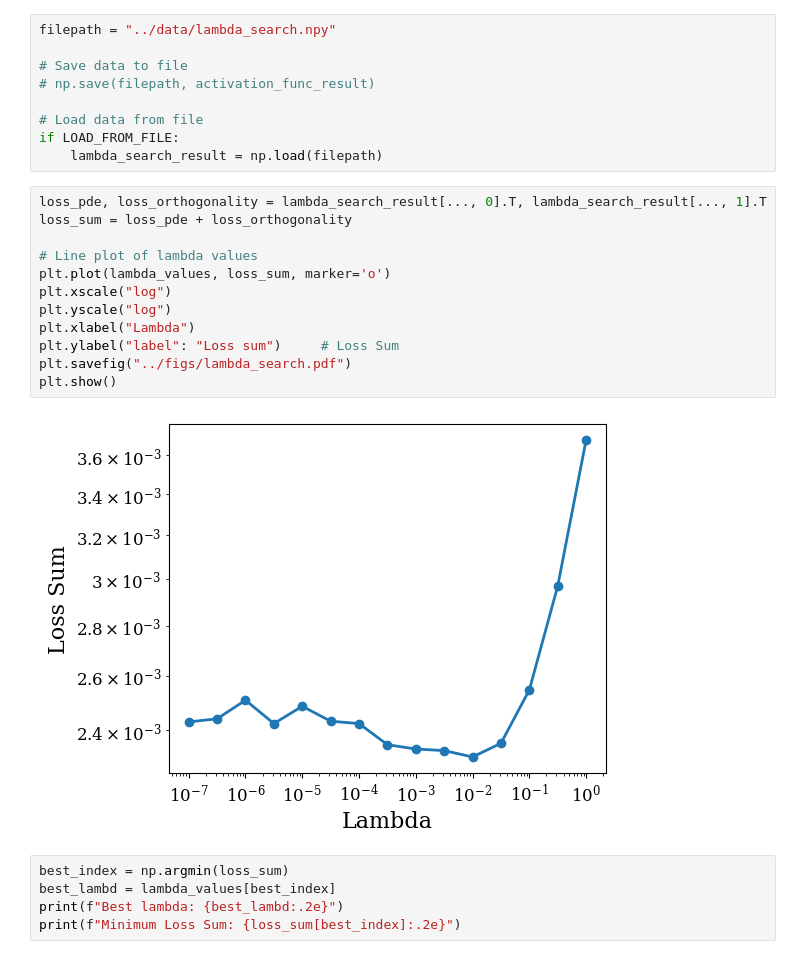
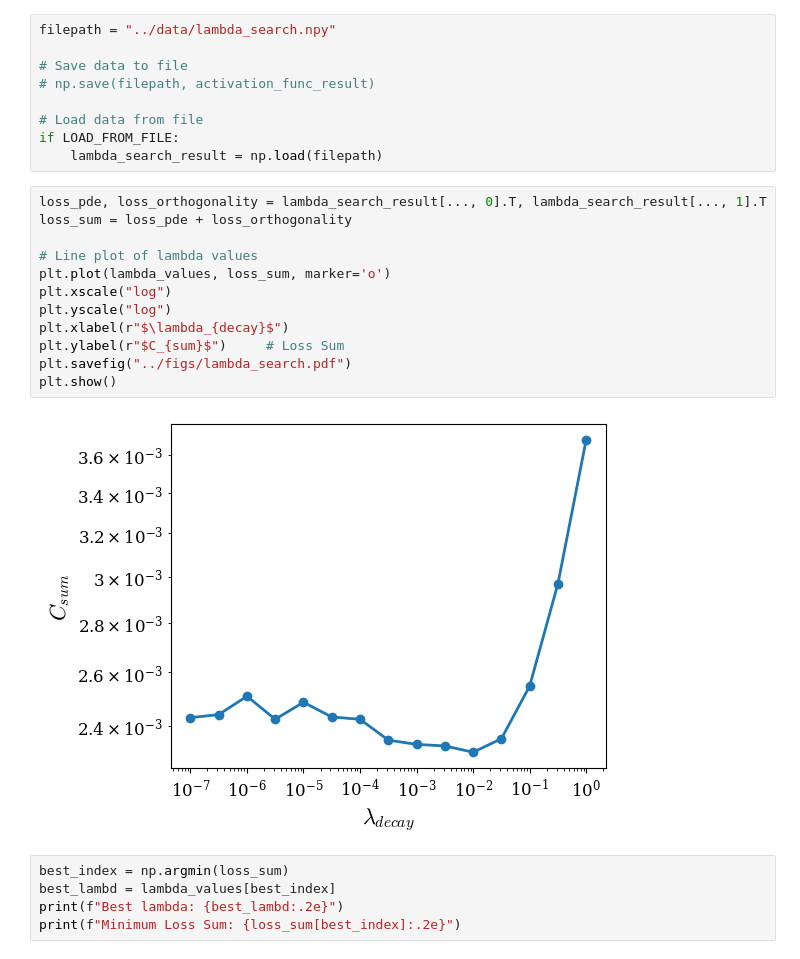
Before and after one commit to fredeco-gh/FYS-STK3155_Project3, a Jupyter notebook: src/param_search.ipynb, the cells around one changed output. Cells and saved outputs as stored; diff of their text form.

```diff
--- a/src/param_search.ipynb
+++ b/src/param_search.ipynb
@@ -569,17 +570,17 @@ if LOAD_FROM_FILE:
 # %%
 loss_pde, loss_orthogonality = lambda_search_result[..., 0].T, lambda_search_result[..., 1].T
 loss_sum = loss_pde + loss_orthogonality
 
 # Line plot of lambda values
 plt.plot(lambda_values, loss_sum, marker='o')
 plt.xscale("log")
 plt.yscale("log")
-plt.xlabel("Lambda")
-plt.ylabel("label": "Loss sum")     # Loss Sum
+plt.xlabel(r"$\lambda_{decay}$")
+plt.ylabel(r"$C_{sum}$")     # Loss Sum
 plt.savefig("../figs/lambda_search.pdf")
 plt.show()
 # %% [output]
-[figure, old version]
+[figure, new version]
 # %%
 best_index = np.argmin(loss_sum)
 best_lambd = lambda_values[best_index]
```
Also changed, not shown: parts of 15 cells of this notebook, 12 other files.
